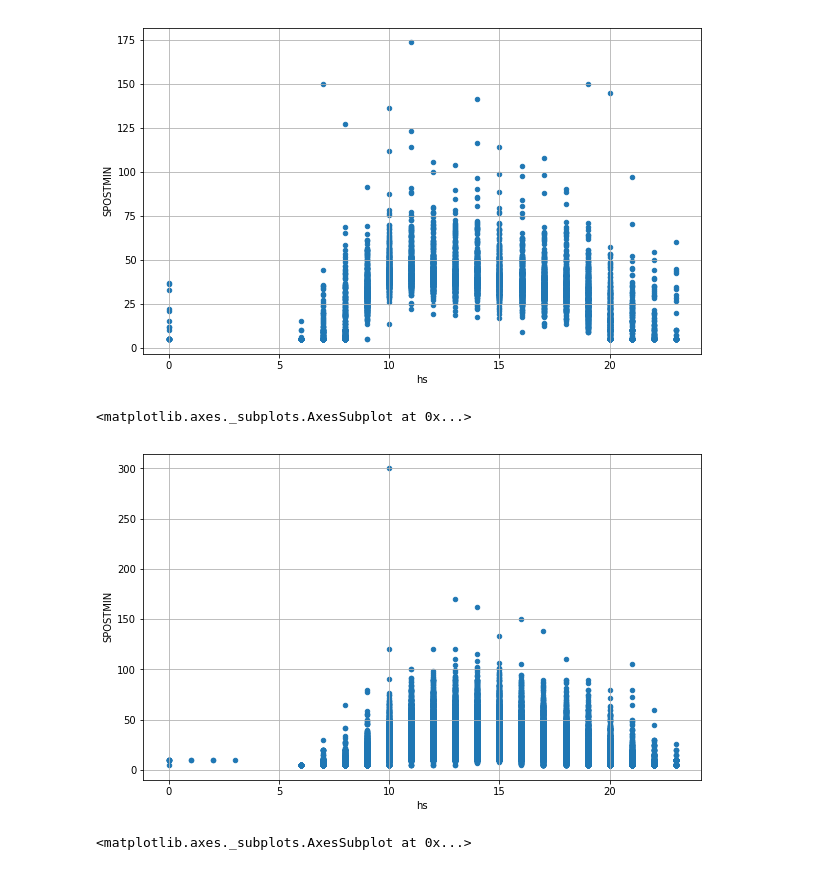
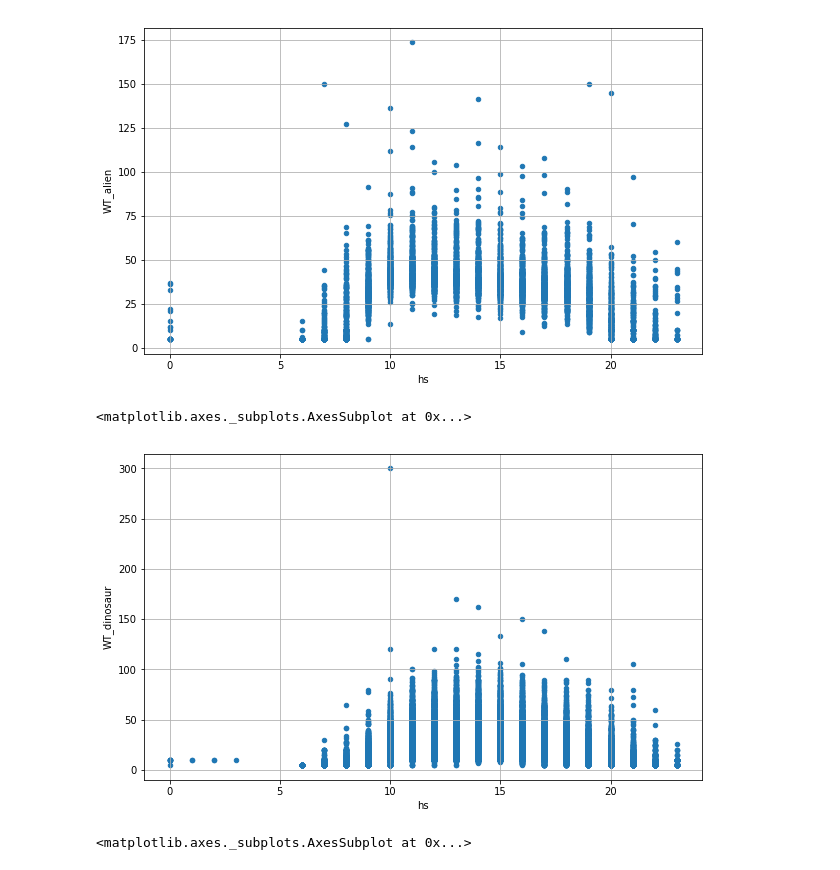
Before and after one commit to cnegrelli/Disney_Waiting_Times, a Jupyter notebook: TDIproject.ipynb, the cells around one changed output. Drawn from its saved outputs; the diff is of its cells as text; code cells hidden in the pictures.

```diff
--- a/TDIproject.ipynb
+++ b/TDIproject.ipynb
@@ -117,14 +119,15 @@ mean_alien.plot.scatter(x='hs', y='SPOSTMIN', figsize=(10,6), grid=True)
 # %%
 dinosaur=dinosaur[dinosaur['SPOSTMIN']>0]
 dinosaur[['day','time']]=dinosaur['datetime'].str.split(' ', expand=True)
 dinosaur[['hs','min','sec']]=dinosaur['time'].str.split(':', expand=True)
 dinosaur=dinosaur.drop(['datetime','SACTMIN','day','time','min','sec'], axis = 1)
 dinosaur['hs']=pd.to_numeric(dinosaur['hs'])
 mean_dinosaur = dinosaur[['date','hs','SPOSTMIN']].groupby(['date','hs'], as_index=False).mean()
-mean_dinosaur.plot.scatter(x='hs', y='SPOSTMIN', figsize=(10,6), grid=True)
+mean_dinosaur = mean_dinosaur.rename(columns={'SPOSTMIN': 'WT_dinosaur'})
+mean_dinosaur.plot.scatter(x='hs', y='WT_dinosaur', figsize=(10,6), grid=True)
 # %% [output]
 <matplotlib.axes._subplots.AxesSubplot at 0x...>
-[figure, old version]
+[figure, new version]
 # %%
 everest=everest[everest['SPOSTMIN']>0]
 everest[['day','time']]=everest['datetime'].str.split(' ', expand=True)
```
Also changed, not shown: parts of 22 cells of this notebook.
